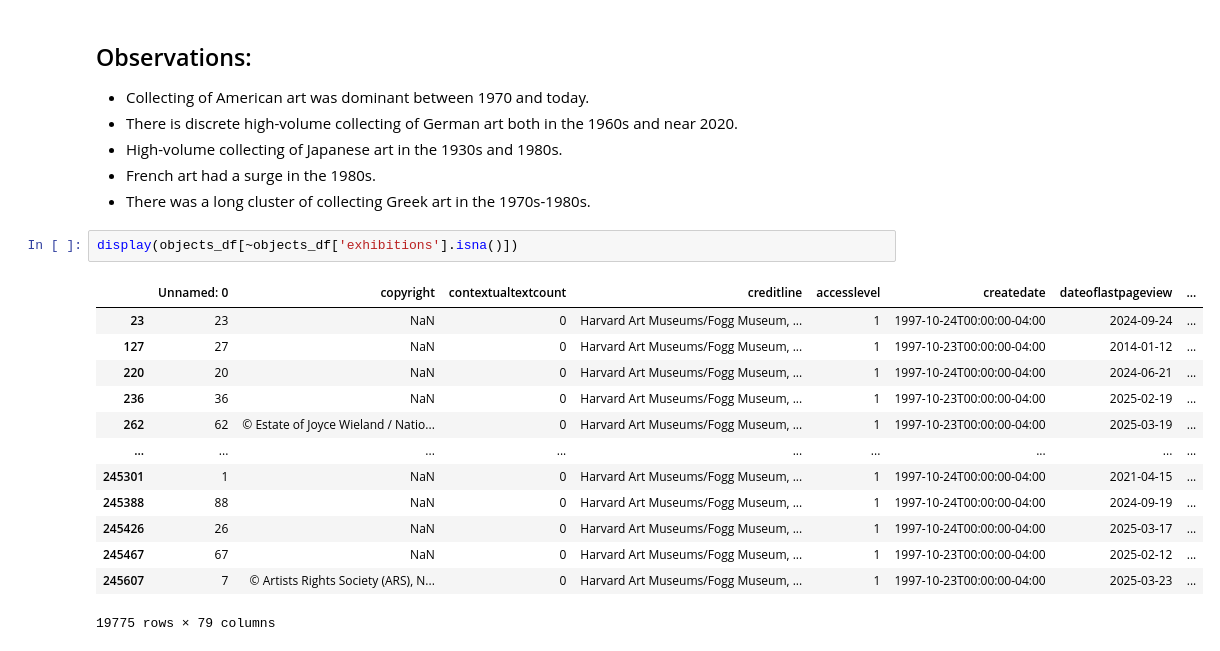
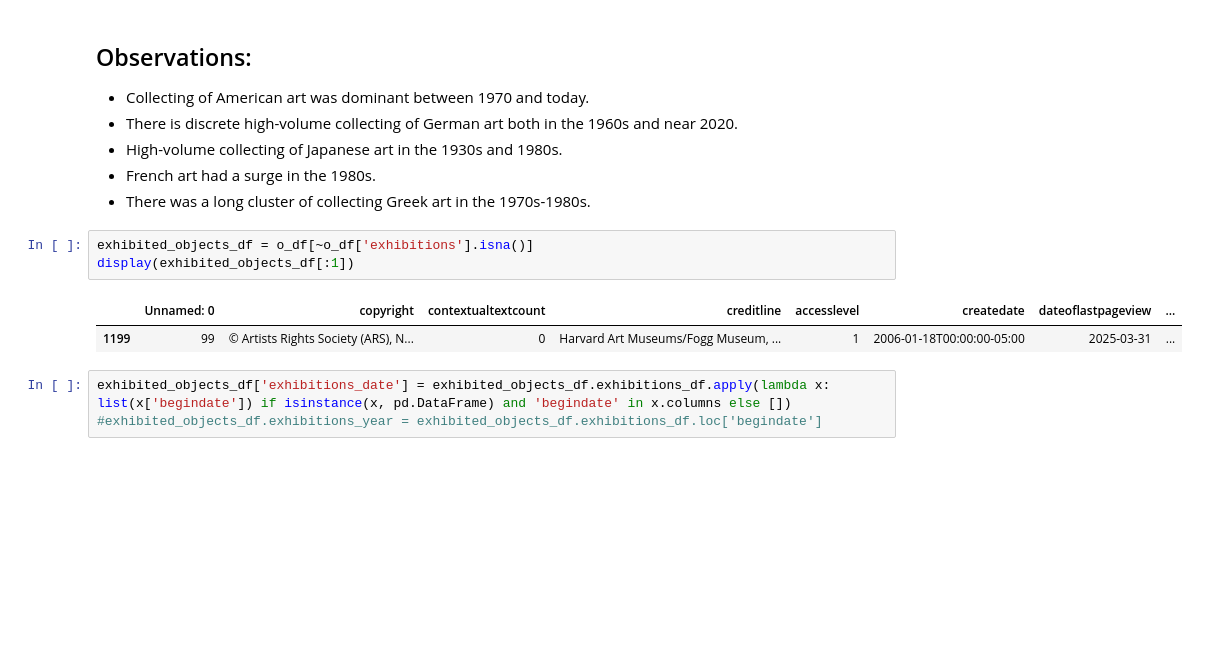
Before and after one commit to bridget-mullen/Art_Data_Project, a Jupyter notebook: Exhibitions.ipynb, the cells around one changed output. Saved outputs shown, nothing was run; the diff lists cells and outputs as text; blank space fills up the shorter version.

```diff
--- a/Exhibitions.ipynb
+++ b/Exhibitions.ipynb
@@ -432,18 +434,11 @@ plt.show()
 * French art had a surge in the 1980s.
 * There was a long cluster of collecting Greek art in the 1970s-1980s.
 # %%
-display(objects_df[~objects_df['exhibitions'].isna()])
+exhibited_objects_df = o_df[~o_df['exhibitions'].isna()]
+display(exhibited_objects_df[:1])
 # %% [output]
 |  | Unnamed: 0 | copyright | contextualtextcount | creditline | accesslevel | createdate | dateoflastpageview | ... |
-| 23 | 23 | NaN | 0 | Harvard Art Museums/Fogg Museum, ... | 1 | 1997-10-24T00:00:00-04:00 | 2024-09-24 | ... |
-| 127 | 27 | NaN | 0 | Harvard Art Museums/Fogg Museum, ... | 1 | 1997-10-23T00:00:00-04:00 | 2014-01-12 | ... |
-| 220 | 20 | NaN | 0 | Harvard Art Museums/Fogg Museum, ... | 1 | 1997-10-24T00:00:00-04:00 | 2024-06-21 | ... |
-| 236 | 36 | NaN | 0 | Harvard Art Museums/Fogg Museum, ... | 1 | 1997-10-23T00:00:00-04:00 | 2025-02-19 | ... |
-| 262 | 62 | © Estate of Joyce Wieland / Natio... | 0 | Harvard Art Museums/Fogg Museum, ... | 1 | 1997-10-23T00:00:00-04:00 | 2025-03-19 | ... |
-| ... | ... | ... | ... | ... | ... | ... | ... | ... |
-| 245301 | 1 | NaN | 0 | Harvard Art Museums/Fogg Museum, ... | 1 | 1997-10-24T00:00:00-04:00 | 2021-04-15 | ... |
-| 245388 | 88 | NaN | 0 | Harvard Art Museums/Fogg Museum, ... | 1 | 1997-10-24T00:00:00-04:00 | 2024-09-19 | ... |
-| 245426 | 26 | NaN | 0 | Harvard Art Museums/Fogg Museum, ... | 1 | 1997-10-24T00:00:00-04:00 | 2025-03-17 | ... |
-| 245467 | 67 | NaN | 0 | Harvard Art Museums/Fogg Museum, ... | 1 | 1997-10-23T00:00:00-04:00 | 2025-02-12 | ... |
-| 245607 | 7 | © Artists Rights Society (ARS), N... | 0 | Harvard Art Museums/Fogg Museum, ... | 1 | 1997-10-23T00:00:00-04:00 | 2025-03-23 | ... |
+| 1199 | 99 | © Artists Rights Society (ARS), N... | 0 | Harvard Art Museums/Fogg Museum, ... | 1 | 2006-01-18T00:00:00-05:00 | 2025-03-31 | ... |
-19775 rows × 79 columns
+# %%
+exhibited_objects_df['exhibitions_date'] = exhibited_objects_df.exhibitions_df.apply(lambda x: list(x['begindate']) if isinstance(x, pd.DataFrame) and 'begindate' in x.columns else [])
+#exhibited_objects_df.exhibitions_year = exhibited_objects_df.exhibitions_df.loc['begindate']
```
Also changed, not shown: parts of 1 cell of this notebook, 4 other files.
